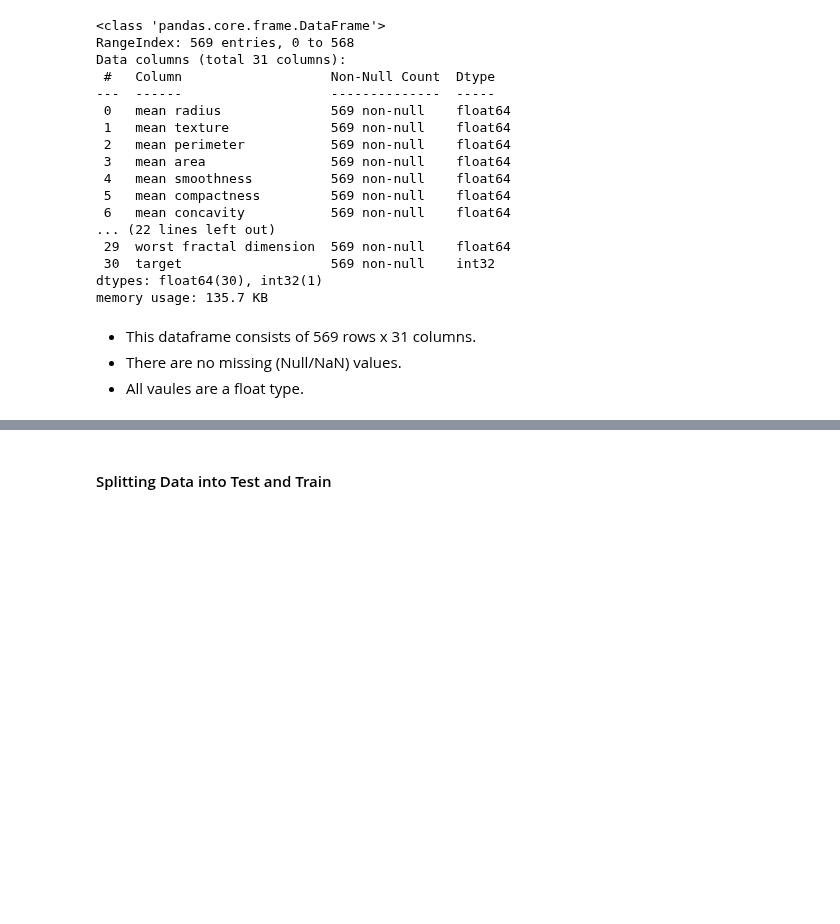
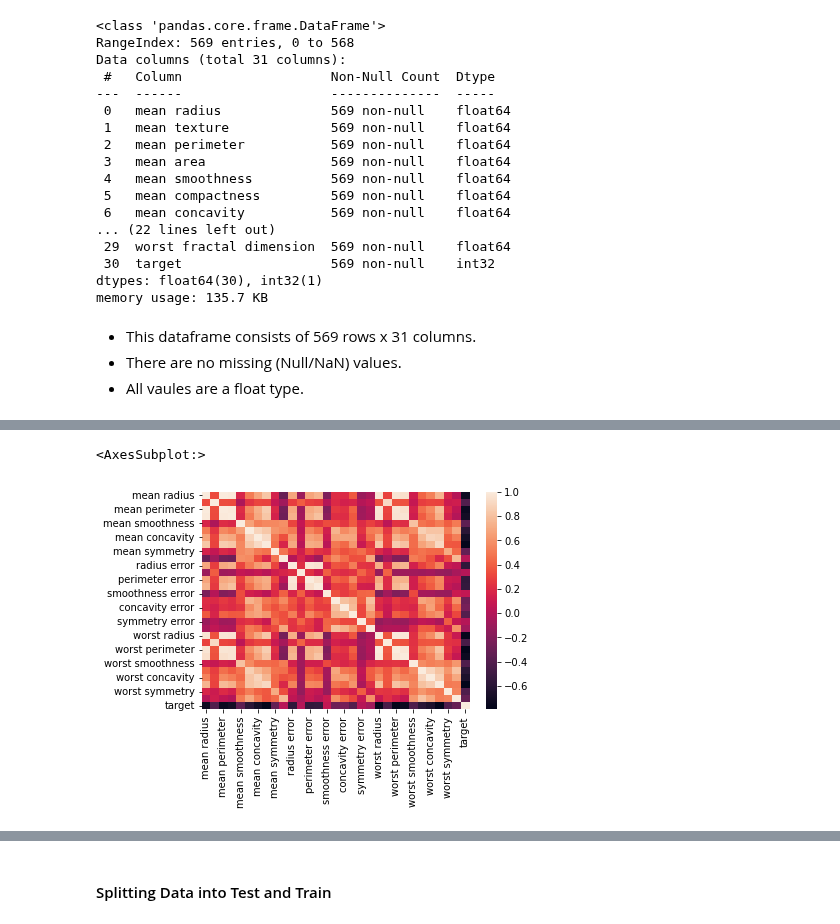
Before and after one commit to kmcd14/MLandStats-assessment, a Jupyter notebook: scikit-learn.ipynb, the cells around one changed output, grey strips where cells are left out. Drawn from its saved outputs; the diff is of its cells as text; code cells hidden in the pictures; blank space fills up the shorter version.

```diff
--- a/scikit-learn.ipynb
+++ b/scikit-learn.ipynb
@@ -186,0 +266,3 @@ memory usage: 135.7 KB
+# %%
+# Find correlations in the data
+correlation = df.corr()
@@ -186,0 +290,5 @@ memory usage: 135.7 KB
+# %%
+sns.heatmap(correlation)
+# %% [output]
+<AxesSubplot:>
+[figure, added]
```
Also changed, not shown: parts of 34 cells of this notebook.
